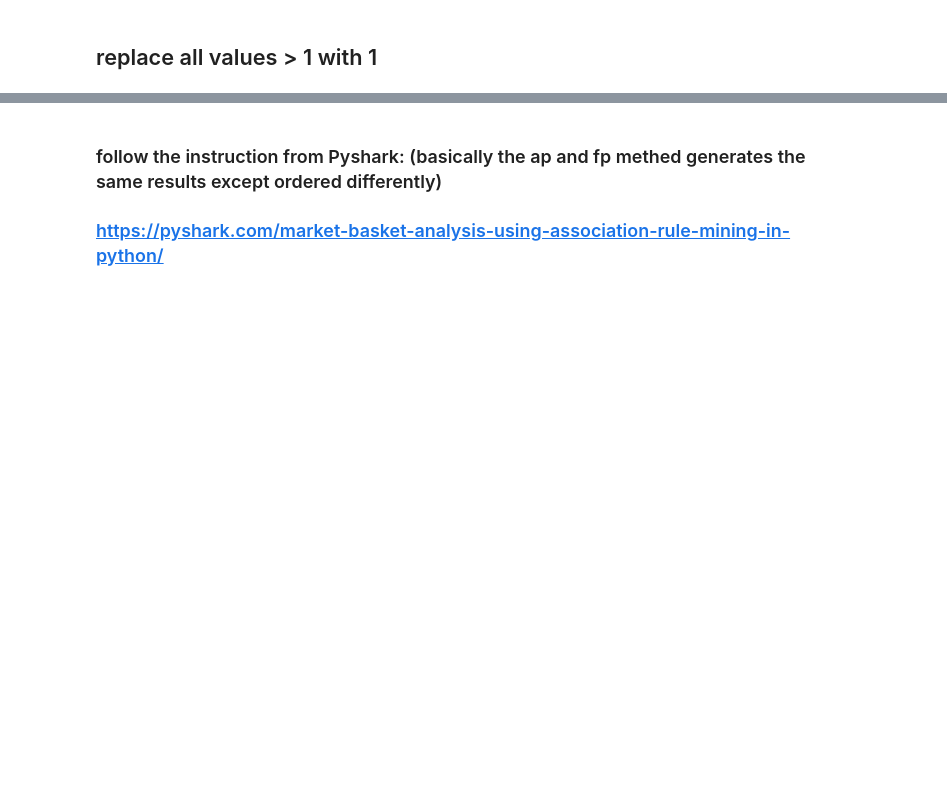
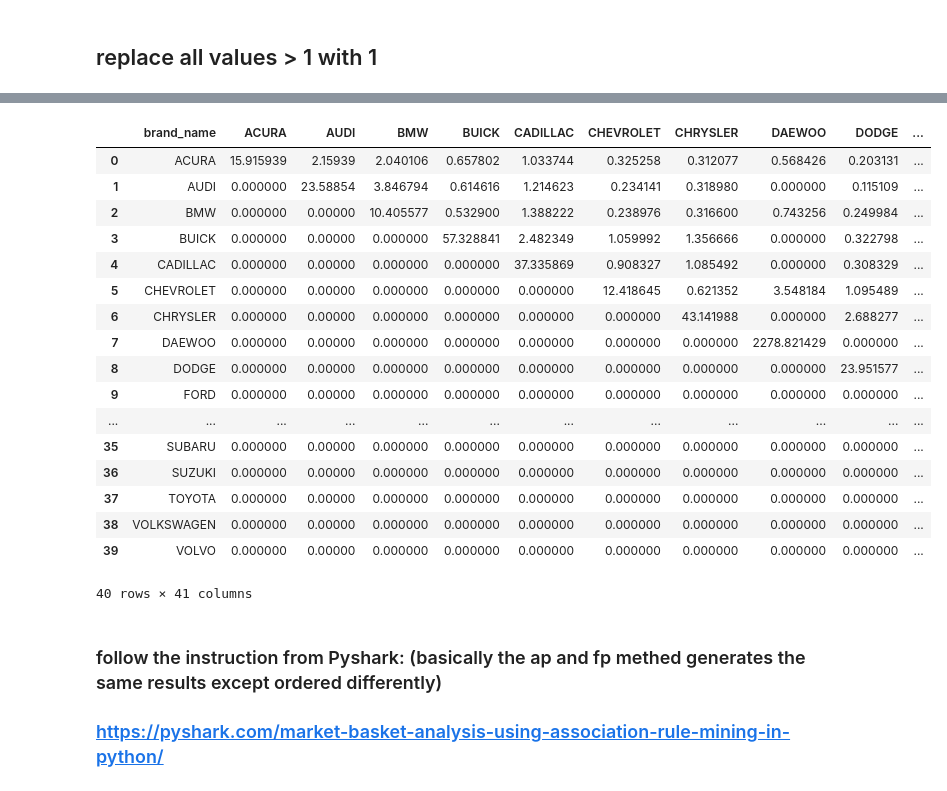
Before and after one commit to Shijia-Huang/NLP_Analysis_of_Automotive_Customer_Reviews, a Jupyter notebook: Pyshark_lift.ipynb, the cells around one changed output, grey strips where cells are left out. Drawn from its saved outputs; the diff is of its cells as text; code cells hidden in the pictures; blank space fills up the shorter version.

```diff
--- a/Pyshark_lift.ipynb
+++ b/Pyshark_lift.ipynb
@@ -87,0 +233,17 @@ data_condensed.describe()
+# %%
+TOTAL = 63807 ## total number of org_ids/comments
+# %%
+def paired_lift(x,y):
+    occur_x = data_condensed.iloc[:,x].sum()
+    occur_y = data_condensed.iloc[:,y].sum()
+    supp_x = occur_x/TOTAL
+    supp_y = occur_y/TOTAL
+    supp_xy = count.iloc[x,y]/TOTAL
+    return supp_xy/(supp_x * supp_y)
+# %%
+for x in range (40):
+    for y in range (40):
+        lift.iloc[x,y] = paired_lift(x,y)
+# %%
+lift.columns = unique_brand
+lift.insert(0, "brand_name", unique_brand)
@@ -88,3 +252,24 @@ data_condensed.describe()
+# %%
+lift
+# %% [output]
+|  | brand_name | ACURA | AUDI | BMW | BUICK | CADILLAC | CHEVROLET | CHRYSLER | DAEWOO | DODGE | ... |
+| 0 | ACURA | 15.915939 | 2.15939 | 2.040106 | 0.657802 | 1.033744 | 0.325258 | 0.312077 | 0.568426 | 0.203131 | ... |
+| 1 | AUDI | 0.000000 | 23.58854 | 3.846794 | 0.614616 | 1.214623 | 0.234141 | 0.318980 | 0.000000 | 0.115109 | ... |
+| 2 | BMW | 0.000000 | 0.00000 | 10.405577 | 0.532900 | 1.388222 | 0.238976 | 0.316600 | 0.743256 | 0.249984 | ... |
+| 3 | BUICK | 0.000000 | 0.00000 | 0.000000 | 57.328841 | 2.482349 | 1.059992 | 1.356666 | 0.000000 | 0.322798 | ... |
+| 4 | CADILLAC | 0.000000 | 0.00000 | 0.000000 | 0.000000 | 37.335869 | 0.908327 | 1.085492 | 0.000000 | 0.308329 | ... |
+| 5 | CHEVROLET | 0.000000 | 0.00000 | 0.000000 | 0.000000 | 0.000000 | 12.418645 | 0.621352 | 3.548184 | 1.095489 | ... |
+| 6 | CHRYSLER | 0.000000 | 0.00000 | 0.000000 | 0.000000 | 0.000000 | 0.000000 | 43.141988 | 0.000000 | 2.688277 | ... |
+| 7 | DAEWOO | 0.000000 | 0.00000 | 0.000000 | 0.000000 | 0.000000 | 0.000000 | 0.000000 | 2278.821429 | 0.000000 | ... |
+| 8 | DODGE | 0.000000 | 0.00000 | 0.000000 | 0.000000 | 0.000000 | 0.000000 | 0.000000 | 0.000000 | 23.951577 | ... |
+| 9 | FORD | 0.000000 | 0.00000 | 0.000000 | 0.000000 | 0.000000 | 0.000000 | 0.000000 | 0.000000 | 0.000000 | ... |
+| ... | ... | ... | ... | ... | ... | ... | ... | ... | ... | ... | ... |
+| 35 | SUBARU | 0.000000 | 0.00000 | 0.000000 | 0.000000 | 0.000000 | 0.000000 | 0.000000 | 0.000000 | 0.000000 | ... |
+| 36 | SUZUKI | 0.000000 | 0.00000 | 0.000000 | 0.000000 | 0.000000 | 0.000000 | 0.000000 | 0.000000 | 0.000000 | ... |
+| 37 | TOYOTA | 0.000000 | 0.00000 | 0.000000 | 0.000000 | 0.000000 | 0.000000 | 0.000000 | 0.000000 | 0.000000 | ... |
+| 38 | VOLKSWAGEN | 0.000000 | 0.00000 | 0.000000 | 0.000000 | 0.000000 | 0.000000 | 0.000000 | 0.000000 | 0.000000 | ... |
+| 39 | VOLVO | 0.000000 | 0.00000 | 0.000000 | 0.000000 | 0.000000 | 0.000000 | 0.000000 | 0.000000 | 0.000000 | ... |
+40 rows × 41 columns
 # %% [markdown]
 ### follow the instruction from Pyshark:  (basically the ap and fp methed generates the same results except ordered differently)
 ### https://pyshark.com/market-basket-analysis-using-association-rule-mining-in-python/
```
Also changed, not shown: parts of 19 cells of this notebook, 5 other files.
